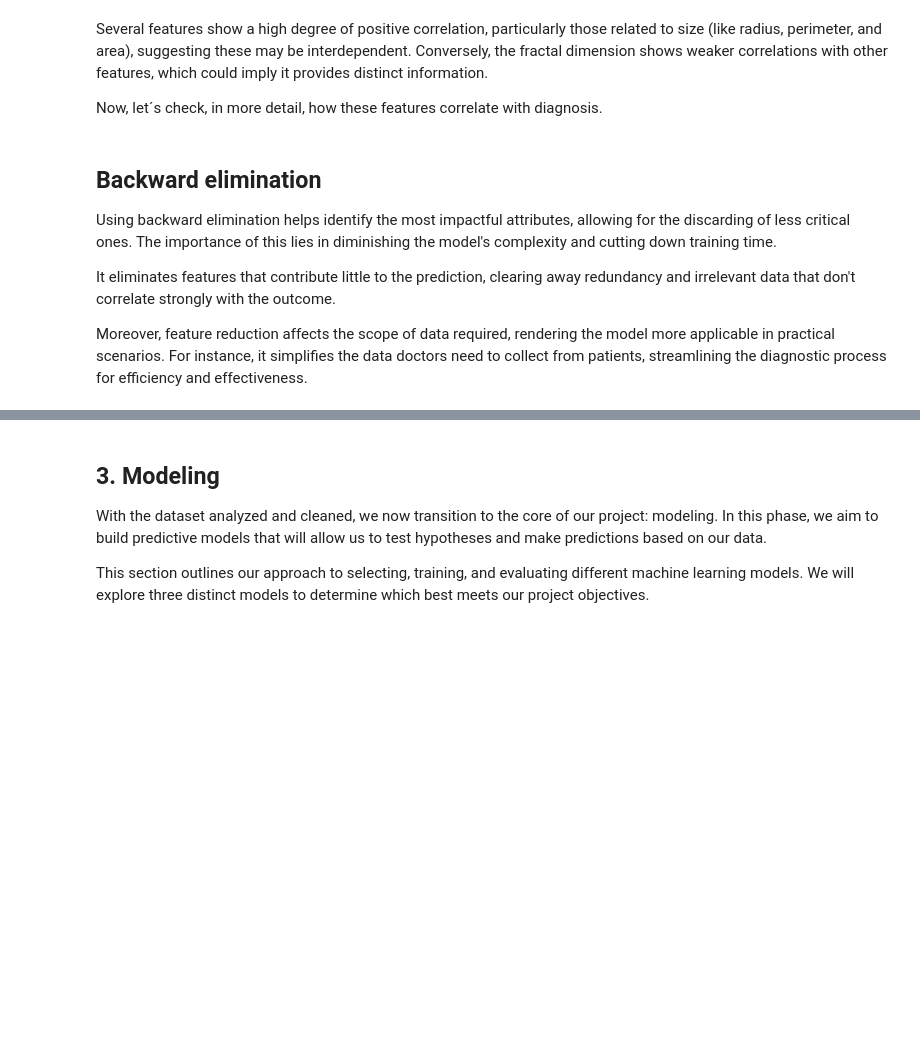
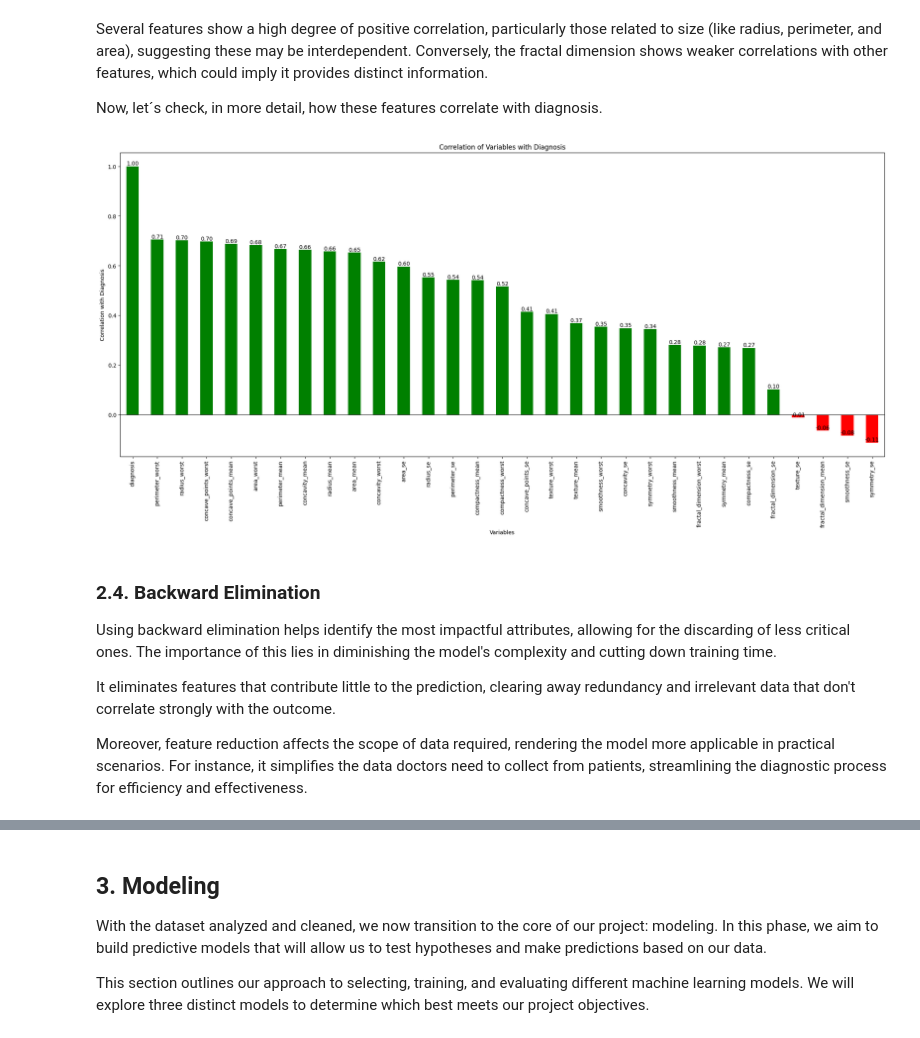
Before and after one commit to franciscaguimaraes/FEUP-IA, a Jupyter notebook: assignment2/src/notebook.ipynb, the cells around one changed output, grey strips where cells are left out. Cells and saved outputs as stored; diff of their text form; code cells hidden in the pictures; blank space fills up the shorter version.

```diff
--- a/assignment2/src/notebook.ipynb
+++ b/assignment2/src/notebook.ipynb
@@ -487,29 +587,32 @@ Several features show a high degree of positive correlation, particularly those
 
 Now, let´s check, in more detail, how these features correlate with diagnosis.
 # %%
-# Calcular a matriz de correlação e obter as correlações com 'diagnosis'
+# Calculate the correlation between each pair of columns with the target variable
+
 df['diagnosis'] = df['diagnosis'].map({'B': 0, 'M': 1})
 corr_matrix = df.corr()
 
 diagnosis_corr = corr_matrix['diagnosis'].sort_values(ascending=False)
 
 plt.figure(figsize=(25, 10))
 colors = ['green' if x >= 0 else 'red' for x in diagnosis_corr.values]
 bars = diagnosis_corr.plot(kind='bar', color=colors)
 
-plt.title('Correlação com Diagnóstico')
-plt.xlabel('Variáveis')
-plt.ylabel('Coeficiente de Correlação')
+plt.title('Correlation of Variables with Diagnosis')
+plt.xlabel('Variables')
+plt.ylabel('Correlation with Diagnosis')
 plt.axhline(0, color='black', linewidth=0.8)
 for bar in bars.patches:
     plt.text(bar.get_x() + bar.get_width() / 2, bar.get_height(), f'{bar.get_height():.2f}',
              ha='center', va='bottom', color='black')
 
 plt.show()
 
 df['diagnosis'] = df['diagnosis'].map({0: 'B', 1: 'M'})
+# %% [output]
+[figure, added]
 # %% [markdown]
-## Backward elimination
+### 2.4. Backward Elimination
 
 Using backward elimination helps identify the most impactful attributes, allowing for the discarding of less critical ones. The importance of this lies in diminishing the model's complexity and cutting down training time.
 
```
Also changed, not shown: parts of 55 cells of this notebook.
